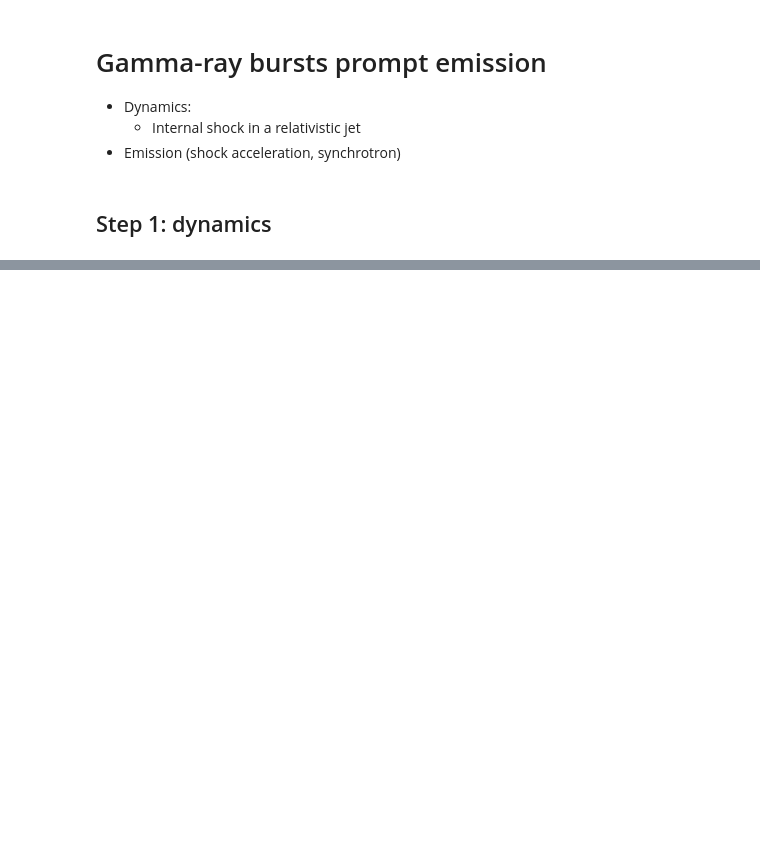
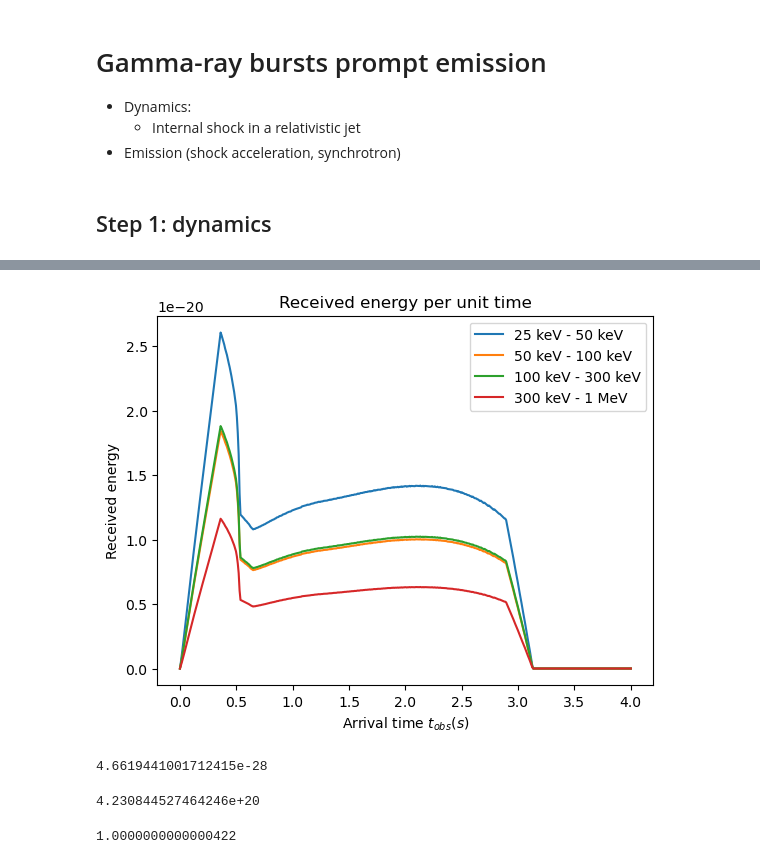
Before and after one commit to solano/gamma-ray-bursts, a Jupyter notebook: dynamics.ipynb, the cells around one changed output, grey strips where cells are left out. Cells and saved outputs as stored; diff of their text form; code cells hidden in the pictures; blank space fills up the shorter version.

```diff
--- a/dynamics.ipynb
+++ b/dynamics.ipynb
@@ -432,33 +456,0 @@ plot_collisions(simu)
-# %%
-profiles = [(rapidity_profile1, dict(gamma_min=100, gamma_max=400, compression=10)),
-            (rapidity_profile1, dict(gamma_min=100, gamma_max=400, compression=15)),
-            (rapidity_profile1, dict(gamma_min=100, gamma_max=400, compression=25)),
-            (rapidity_profile1, dict(gamma_min=100, gamma_max=400, compression=35)),
-            (rapidity_profile1, dict(gamma_min=100, gamma_max=400, compression=50)),
-            (rapidity_profile1, dict(gamma_min=100, gamma_max=400, compression=100)),
-            (rapidity_profile1, dict(gamma_min=100, gamma_max=400, compression=200)),
-            (rapidity_profile2, dict(gamma_min=100, gamma_max=400))]
-
-simulations = []
-for rapidity_profile, rapidity_args in profiles:
-    simu = Simulation(rapidity_profile, energy_profile1, rapidity_args=rapidity_args)
-    simu.run()
-    simulations.append(simu)
-# %%
-
-for (rapidity_profile, rapidity_args), simu in zip(profiles, simulations):
-
-    fig = plt.figure(figsize=(8,5))
-    gs = plt.GridSpec(2, 3, figure=fig)
-    ax0 = fig.add_subplot(gs[0:2,0:2])
-
-    ax1 = fig.add_subplot(gs[0,2])
-    ax2 = fig.add_subplot(gs[1,2])
-
-    plot_gamma_initial(simu, ax0)
-    plot_emissions(simu, (ax1,ax2))
-
-    plt.suptitle(str(rapidity_args))
-    plt.tight_layout()
-
-    plt.show()
@@ -473,0 +516,16 @@ for (rapidity_profile, rapidity_args), simu in zip(profiles, simulations):
+# %%
+standard_bolometric_plot(simu, maxtime=4, npoints=500)
+# %% [output]
+[figure, added]
+# %%
+2*np.pi*hbar * simu.emissions[0].nu_c / e_charge
+# %% [output]
+4.6619441001712415e-28
+# %%
+2*np.pi*hbar * simu.emissions[0].nu_m / e_charge
+# %% [output]
+4.230844527464246e+20
+# %%
+simu.emissions[0].energy_frac(simu.emissions[0].nu_c, simu.emissions[0].nu_m)
+# %% [output]
+1.0000000000000422
```
Also changed, not shown: parts of 11 cells of this notebook, 1 other file.
